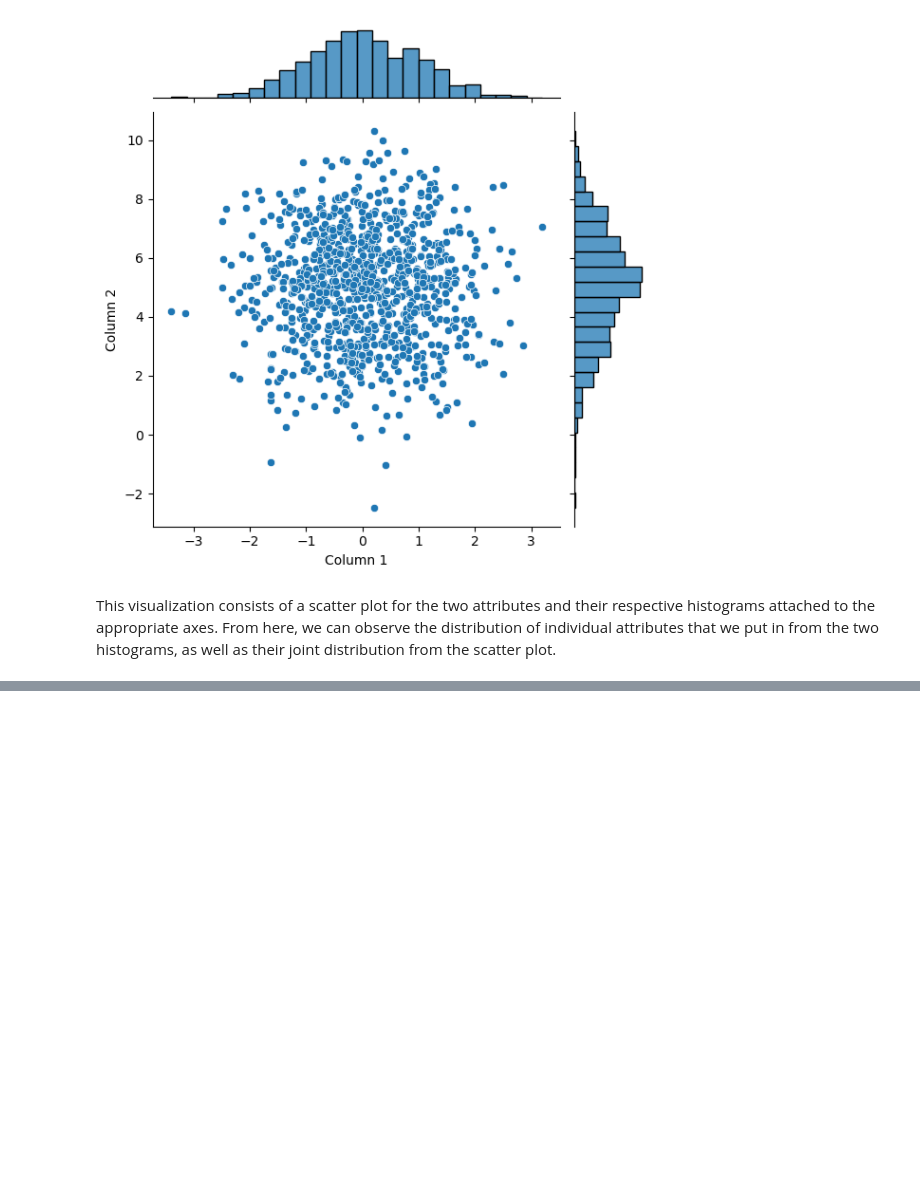
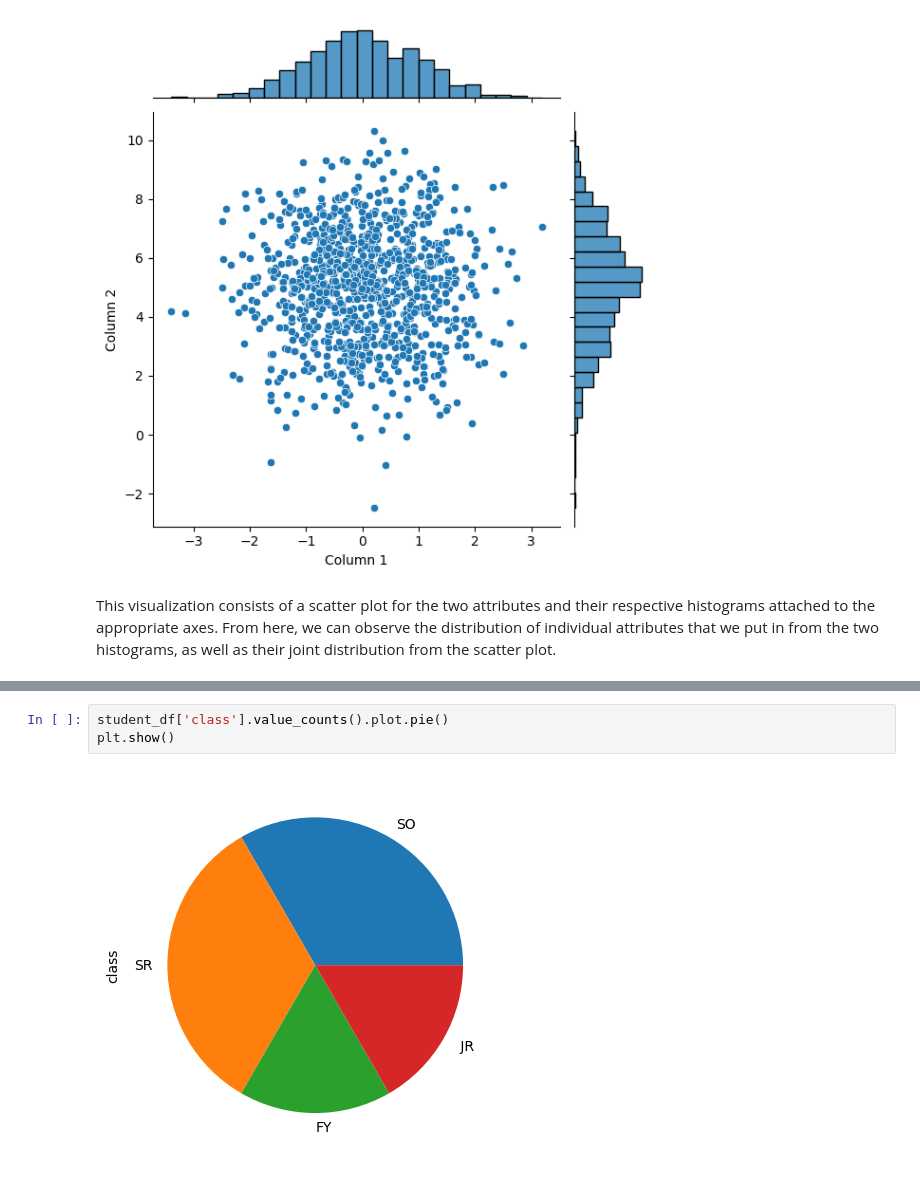
Before and after one commit to masinde70/Stats, a Jupyter notebook: exercise3.ipynb, the cells around one changed output, grey strips where cells are left out. Saved outputs shown, nothing was run; the diff lists cells and outputs as text; blank space fills up the shorter version.

```diff
--- a/exercise3.ipynb
+++ b/exercise3.ipynb
@@ -208,0 +233,5 @@ This visualization consists of a scatter plot for the two attributes and their r
+# %%
+student_df['class'].value_counts().plot.pie()
+plt.show()
+# %% [output]
+[figure, added]
```
Also changed, not shown: parts of 3 cells of this notebook.
